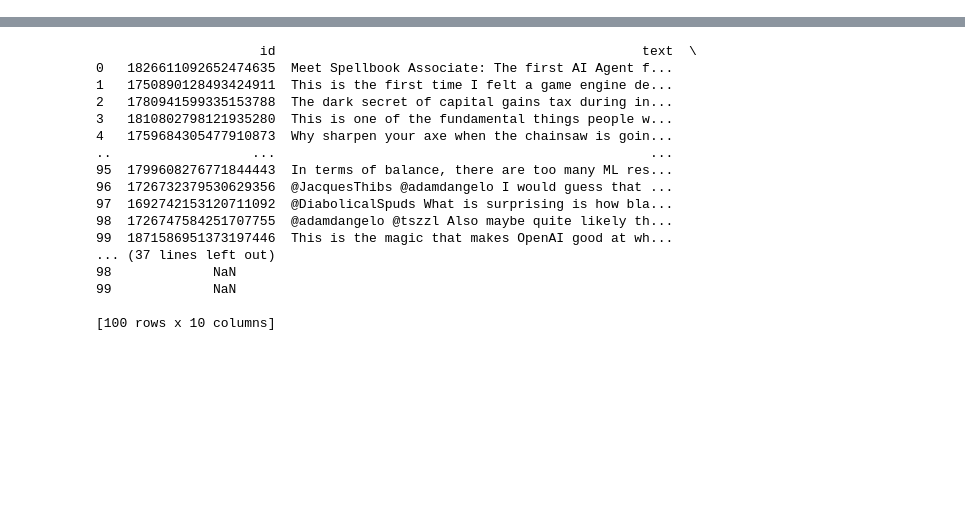
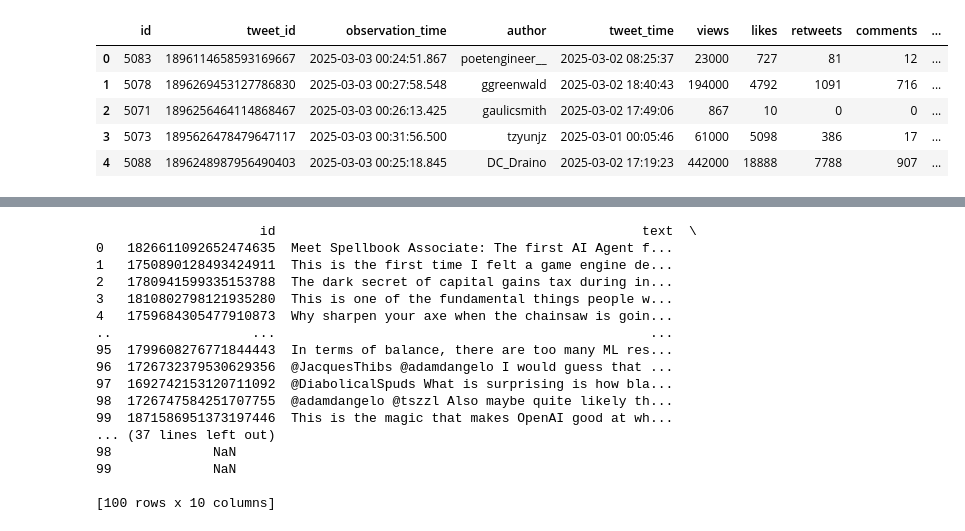
Before and after one commit to adolic/tweet_optimized, a Jupyter notebook: backend/scraping/eda.ipynb, the cells around one changed output, grey strips where cells are left out. Cells and saved outputs as stored; diff of their text form; code cells hidden in the pictures; blank space fills up the shorter version.

```diff
--- a/backend/scraping/eda.ipynb
+++ b/backend/scraping/eda.ipynb
@@ -169,3 +165,16 @@ value_tuples = [
 ]
 
 db_bulk_insert(insert_sql, value_tuples)
+# %%
+q = """
+select * from twitter_forecast
+"""
+df = pd.DataFrame(db_query(q))
+df.head()
+# %% [output]
+|  | id | tweet_id | observation_time | author | tweet_time | views | likes | retweets | comments | ... |
+| 0 | 5083 | 1896114658593169667 | 2025-03-03 00:24:51.867 | poetengineer__ | 2025-03-02 08:25:37 | 23000 | 727 | 81 | 12 | ... |
+| 1 | 5078 | 1896269453127786830 | 2025-03-03 00:27:58.548 | ggreenwald | 2025-03-02 18:40:43 | 194000 | 4792 | 1091 | 716 | ... |
+| 2 | 5071 | 1896256464114868467 | 2025-03-03 00:26:13.425 | gaulicsmith | 2025-03-02 17:49:06 | 867 | 10 | 0 | 0 | ... |
+| 3 | 5073 | 1895626478479647117 | 2025-03-03 00:31:56.500 | tzyunjz | 2025-03-01 00:05:46 | 61000 | 5098 | 386 | 17 | ... |
+| 4 | 5088 | 1896248987956490403 | 2025-03-03 00:25:18.845 | DC_Draino | 2025-03-02 17:19:23 | 442000 | 18888 | 7788 | 907 | ... |
```
Also changed, not shown: parts of 11 cells of this notebook, 21 other files.
